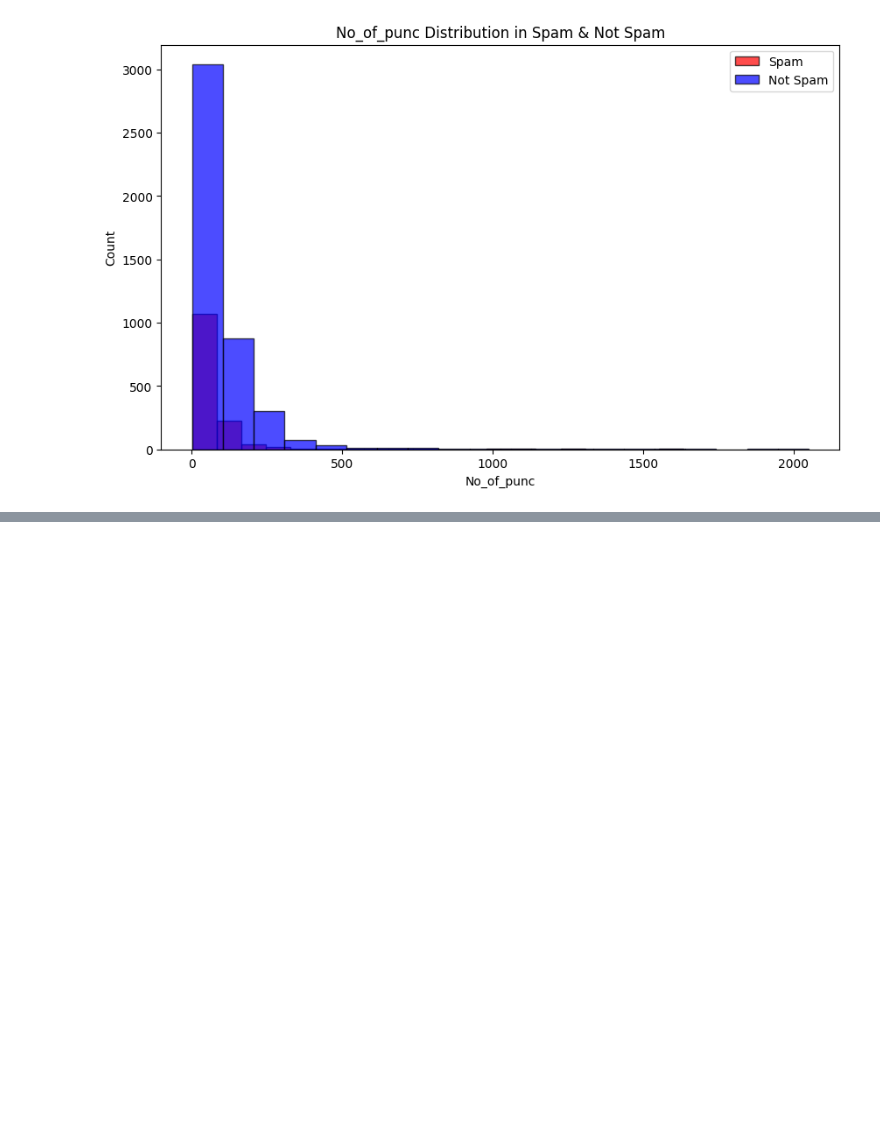
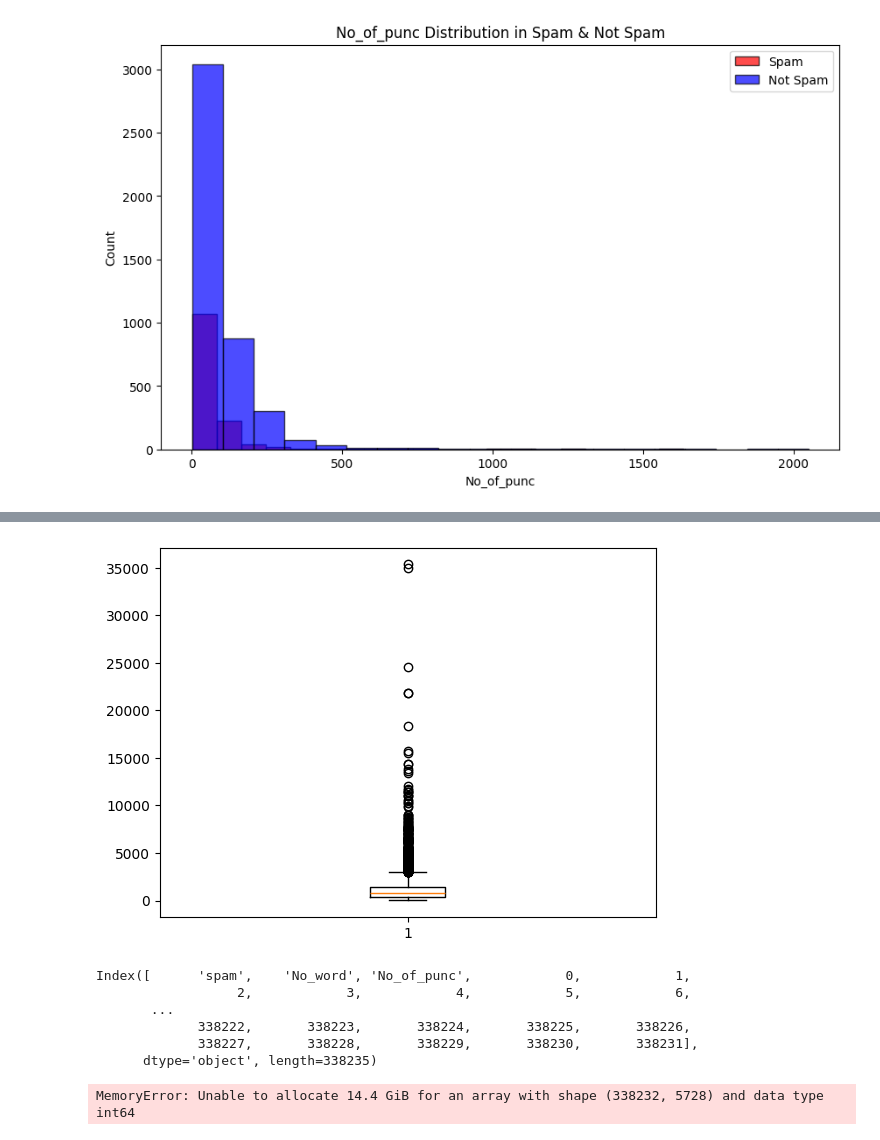
Before and after one commit to BinaraMendis7/Spam-Email-detecting-system, a Jupyter notebook: Untitled-1.ipynb, the cells around one changed output, grey strips where cells are left out. Saved outputs shown, nothing was run; the diff lists cells and outputs as text; code cells hidden in the pictures; blank space fills up the shorter version.

Commit message:
checks for the feature importance

```diff
--- a/Untitled-1.ipynb
+++ b/Untitled-1.ipynb
@@ -192,0 +197,3 @@ for col in df.columns[3:]:
+# %%
+features_df=pd.concat([df['spam'], df['No_word'], df['No_of_punc'], df2], axis=1)
+features_df.head()
@@ -192,0 +208,14 @@ for col in df.columns[3:]:
+# %%
+plt.boxplot(features_df['No_word'])
+plt.show()
+# %% [output]
+[figure, added]
+# %%
+features_df.columns
+# %% [output]
+Index([      'spam',    'No_word', 'No_of_punc',            0,            1,
+                  2,            3,            4,            5,            6,
+       ...
+             338222,       338223,       338224,       338225,       338226,
+             338227,       338228,       338229,       338230,       338231],
+      dtype='object', length=338235)
@@ -192,0 +256,20 @@ for col in df.columns[3:]:
+# %%
+from sklearn.ensemble import RandomForestClassifier
+
+
+X=features_df.drop('spam',axis=1)
+y=features_df['spam']
+
+model=RandomForestClassifier()
+model.fit(X,y)
+
+feature_importance=model.feature_importances_
+
+features=X
+
+binara_df=pd.DataFrame(features,feature_importance)
+binara_df.columns=['feature','importance']
+binara_df=binara_df.sort_values(by='importance',ascending=False)
+print(binara_df)
+# %% [output]
+MemoryError: Unable to allocate 14.4 GiB for an array with shape (338232, 5728) and data type int64
```
Also changed, not shown: parts of 5 cells of this notebook.
